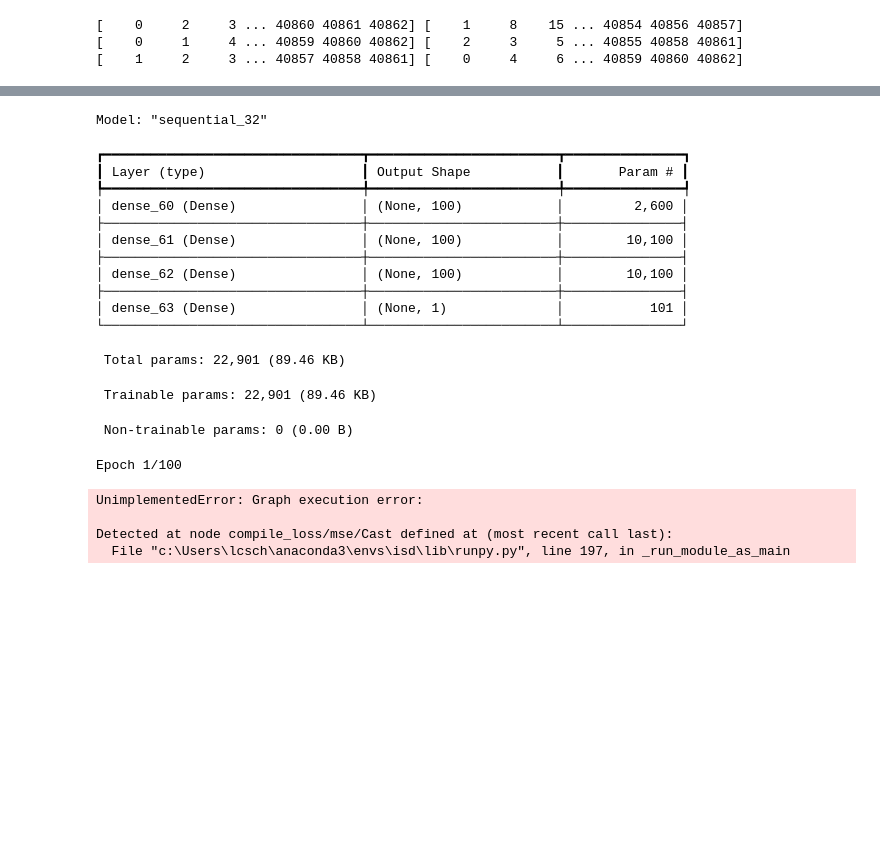
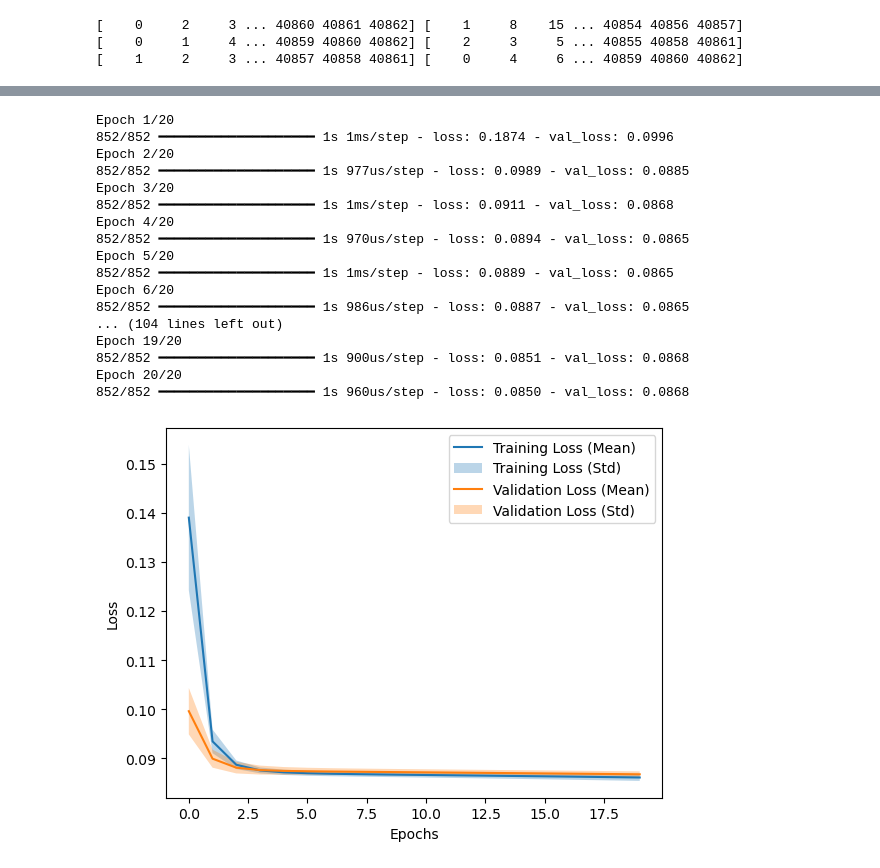
Before and after one commit to Raynobrak/heigvd-labos-arn, a Jupyter notebook: pw3-arn-heig-ancay-charbonnier/lab.ipynb, the cells around one changed output, grey strips where cells are left out. Saved outputs shown, nothing was run; the diff lists cells and outputs as text; code cells hidden in the pictures; blank space fills up the shorter version.

Commit message:
lab3 : tweak model parameters + confusion matrix

```diff
--- a/pw3-arn-heig-ancay-charbonnier/lab.ipynb
+++ b/pw3-arn-heig-ancay-charbonnier/lab.ipynb
@@ -81,7 +67,7 @@ for i,(train_index, test_index) in enumerate(kf.split(mouse_data)):
 [    1     2     3 ... 40857 40858 40861] [    0     4     6 ... 40859 40860 40862]
 # %%
 MODEL_LAYERS = [3]
-ACTIVATION_FCTN = "tanh"
+ACTIVATION_FCTN = "sigmoid"
 LEARNING_RATE = 0.01
 MOMENTUM = 0.9
 
@@ -137,6 +104,10 @@ Model: "sequential_26"
 # %%
 input_data = mouse_data.drop(columns='state')
 output_data = mouse_data['state']
+
+output_data = output_data.replace('w', 1)
+output_data = output_data.replace('n', 0)
+output_data = output_data.replace('r', 0)
 
 history_list = []
 trained_mlp = []
@@ -146,33 +117,56 @@ for i,(train_idx, test_idx) in enumerate(kf.split(mouse_data)) :
     history = mlp.fit(
         x=input_data.iloc[train_idx], y=output_data.iloc[train_idx],
         validation_data=(input_data.iloc[test_idx], output_data.iloc[test_idx]),
-        epochs=100
+        epochs=20
     )
 
     history_list.append(history)
     trained_mlp.append(mlp)
-
-    ## todo:
-    ## t'as capté, on a la flemme de continuer
-    ## en gros le problème c ke dan aoutput c'est des n-rem rem ou awake et nous notre mlp il retourne -1 ou 1 donc faut changer tout ça voilà a+
 # %% [output]
-Model: "sequential_32"
+Epoch 1/20
+852/852 ━━━━━━━━━━━━━━━━━━━━ 1s 1ms/step - loss: 0.1874 - val_loss: 0.0996
+Epoch 2/20
+852/852 ━━━━━━━━━━━━━━━━━━━━ 1s 977us/step - loss: 0.0989 - val_loss: 0.0885
+Epoch 3/20
+852/852 ━━━━━━━━━━━━━━━━━━━━ 1s 1ms/step - loss: 0.0911 - val_loss: 0.0868
+Epoch 4/20
+852/852 ━━━━━━━━━━━━━━━━━━━━ 1s 970us/step - loss: 0.0894 - val_loss: 0.0865
+Epoch 5/20
+852/852 ━━━━━━━━━━━━━━━━━━━━ 1s 1ms/step - loss: 0.0889 - val_loss: 0.0865
+Epoch 6/20
+852/852 ━━━━━━━━━━━━━━━━━━━━ 1s 986us/step - loss: 0.0887 - val_loss: 0.0865
+... (104 lines left out)
+Epoch 19/20
+852/852 ━━━━━━━━━━━━━━━━━━━━ 1s 900us/step - loss: 0.0851 - val_loss: 0.0868
+Epoch 20/20
+852/852 ━━━━━━━━━━━━━━━━━━━━ 1s 960us/step - loss: 0.0850 - val_loss: 0.0868
-┏━━━━━━━━━━━━━━━━━━━━━━━━━━━━━━━━━┳━━━━━━━━━━━━━━━━━━━━━━━━┳━━━━━━━━━━━━━━━┓
-┃ Layer (type)                    ┃ Output Shape           ┃       Param # ┃
-┡━━━━━━━━━━━━━━━━━━━━━━━━━━━━━━━━━╇━━━━━━━━━━━━━━━━━━━━━━━━╇━━━━━━━━━━━━━━━┩
-│ dense_60 (Dense)                │ (None, 100)            │         2,600 │
-├─────────────────────────────────┼────────────────────────┼───────────────┤
-│ dense_61 (Dense)                │ (None, 100)            │        10,100 │
-├─────────────────────────────────┼────────────────────────┼───────────────┤
-│ dense_62 (Dense)                │ (None, 100)            │        10,100 │
-├─────────────────────────────────┼────────────────────────┼───────────────┤
-│ dense_63 (Dense)                │ (None, 1)              │           101 │
-└─────────────────────────────────┴────────────────────────┴───────────────┘
- Total params: 22,901 (89.46 KB)
- Trainable params: 22,901 (89.46 KB)
- Non-trainable params: 0 (0.00 B)
-Epoch 1/100
-UnimplementedError: Graph execution error:
-
-Detected at node compile_loss/mse/Cast defined at (most recent call last):
-  File "c:\Users\lcsch\anaconda3\envs\isd\lib\runpy.py", line 197, in _run_module_as_main
+# %%
+import numpy as np
+import matplotlib.pyplot as pl
+
+train_losses = np.array([history.history['loss'] for history in history_list])
+val_losses = np.array([history.history['val_loss'] for history in history_list])
+
+# Calculate mean and standard deviation for training and validation losses
+mean_train_loss = np.mean(train_losses, axis=0)
+std_train_loss = np.std(train_losses, axis=0)
+mean_val_loss = np.mean(val_losses, axis=0)
+std_val_loss = np.std(val_losses, axis=0)
+
+# Plot mean and standard deviation for training loss
+pl.plot(mean_train_loss, label='Training Loss (Mean)')
+pl.fill_between(range(len(mean_train_loss)), mean_train_loss - std_train_loss, mean_train_loss + std_train_loss, alpha=0.3, label='Training Loss (Std)')
+
+# Plot mean and standard deviation for validation loss
+pl.plot(mean_val_loss, label='Validation Loss (Mean)')
+pl.fill_between(range(len(mean_val_loss)), mean_val_loss - std_val_loss, mean_val_loss + std_val_loss, alpha=0.3, label='Validation Loss (Std)')
+
+# Add labels and legend
+pl.xlabel('Epochs')
+pl.ylabel('Loss')
+pl.legend()
+
+# Display the plot
+pl.show()
+# %% [output]
+[figure, added]
```
Also changed, not shown: parts of 6 cells of this notebook.
